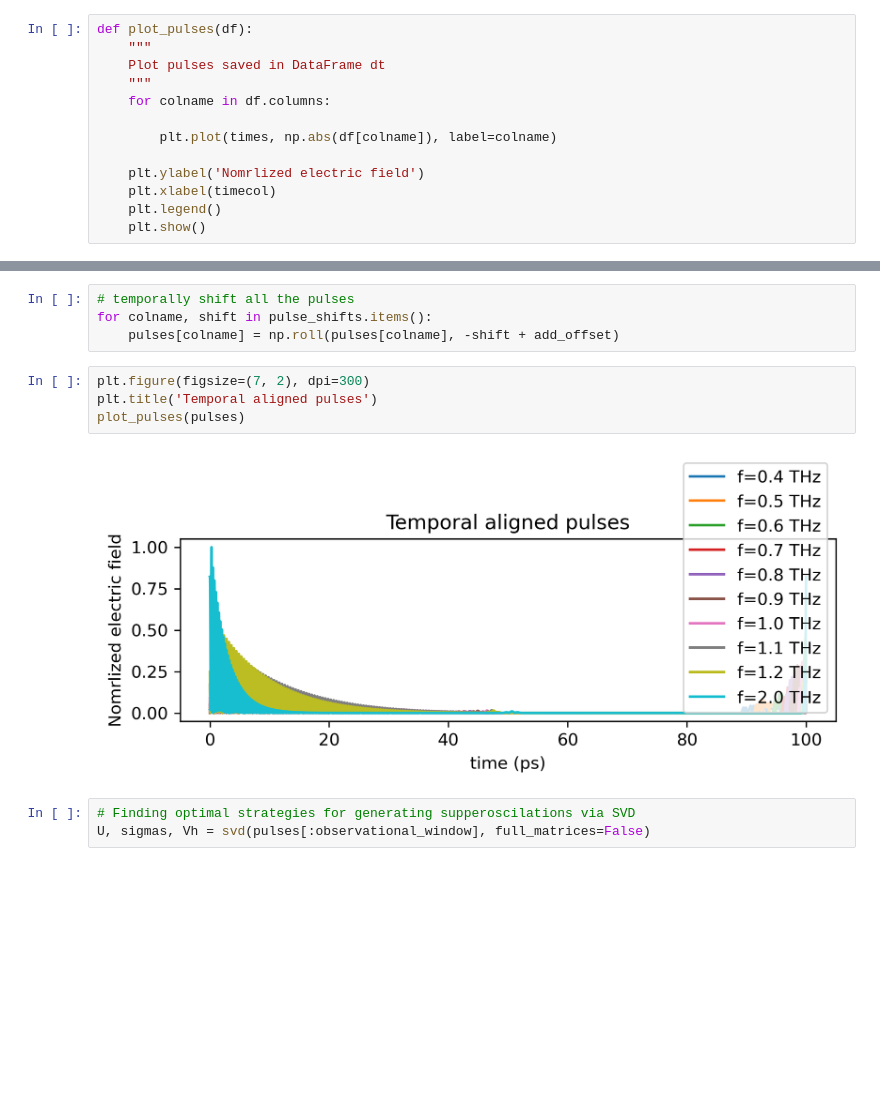
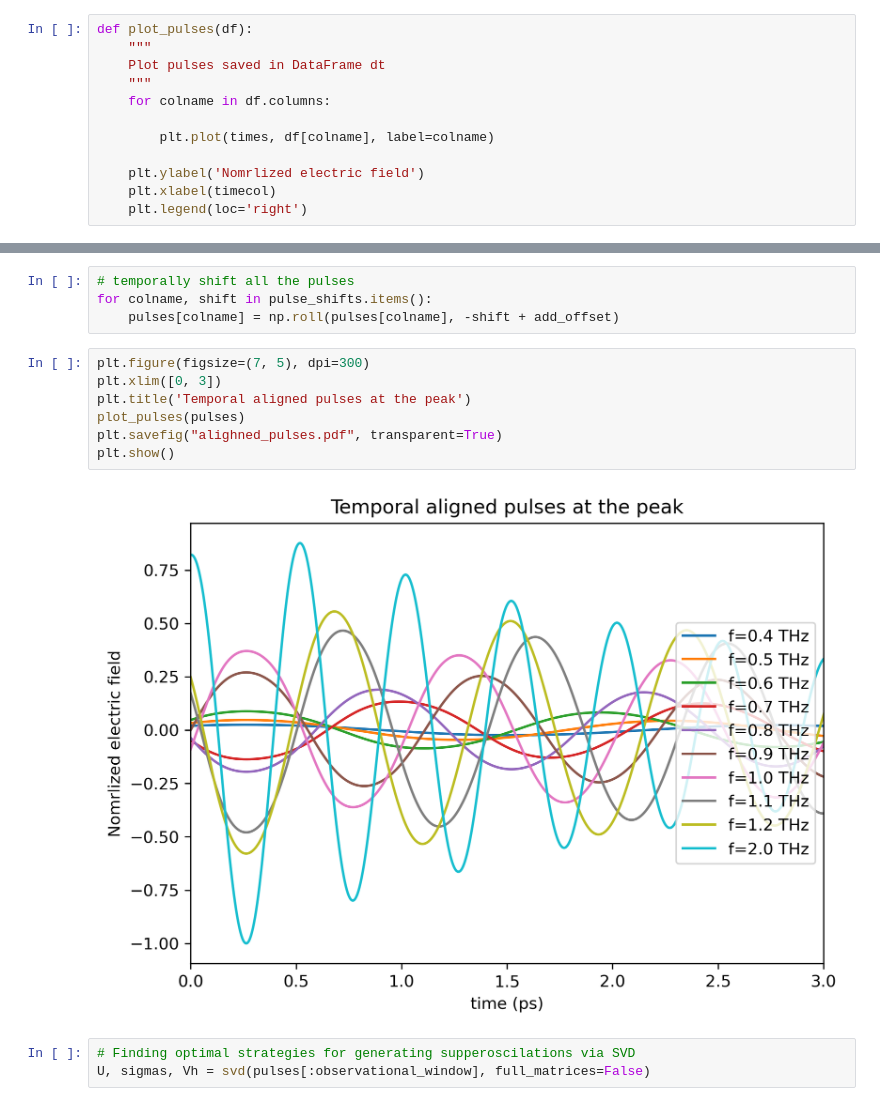
Before and after one commit to dibondar/superoscilations, a Jupyter notebook: how_to_get_superoscilations.ipynb, the cells around one changed output, grey strips where cells are left out. Cells and saved outputs as stored; diff of their text form; blank space fills up the shorter version.

```diff
--- a/how_to_get_superoscilations.ipynb
+++ b/how_to_get_superoscilations.ipynb
@@ -68,10 +68,9 @@ def plot_pulses(df):
     """
     for colname in df.columns:
 
-        plt.plot(times, np.abs(df[colname]), label=colname)
+        plt.plot(times, df[colname], label=colname)
 
     plt.ylabel('Nomrlized electric field')
     plt.xlabel(timecol)
-    plt.legend()
-    plt.show()
+    plt.legend(loc='right')
 # %%
@@ -135,11 +137,14 @@ add_offset = shift - peak_before_shift
 for colname, shift in pulse_shifts.items():
     pulses[colname] = np.roll(pulses[colname], -shift + add_offset)
 # %%
-plt.figure(figsize=(7, 2), dpi=300)
-plt.title('Temporal aligned pulses')
+plt.figure(figsize=(7, 5), dpi=300)
+plt.xlim([0, 3])
+plt.title('Temporal aligned pulses at the peak')
 plot_pulses(pulses)
+plt.savefig("alighned_pulses.pdf", transparent=True)
+plt.show()
 # %% [output]
-[figure, old version]
+[figure, new version]
 # %%
 # Finding optimal strategies for generating supperoscilations via SVD
 U, sigmas, Vh = svd(pulses[:observational_window], full_matrices=False)
```
Also changed, not shown: parts of 2 cells of this notebook.
